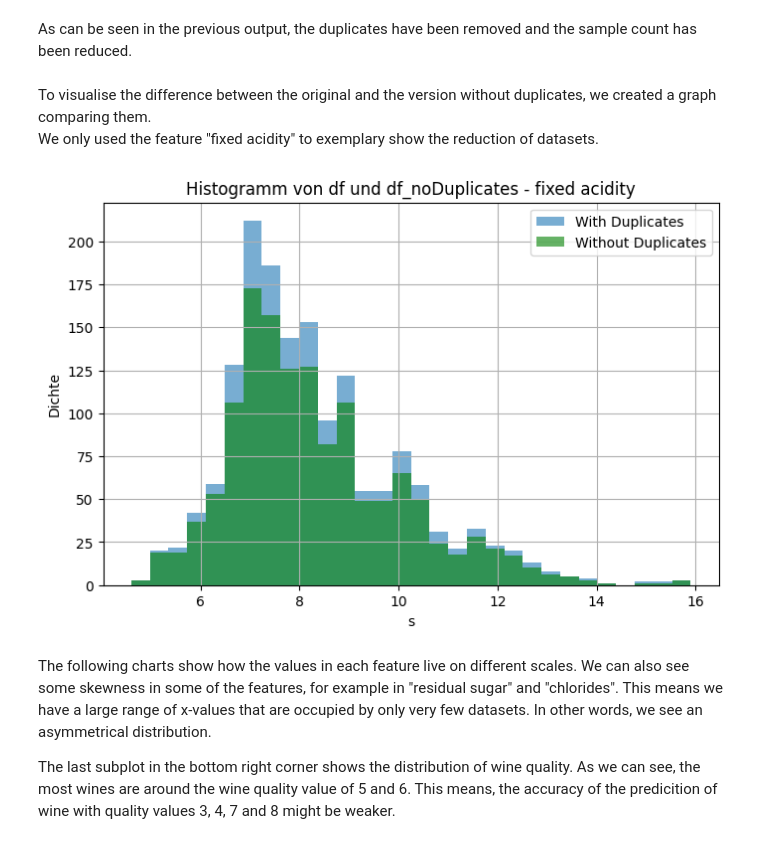
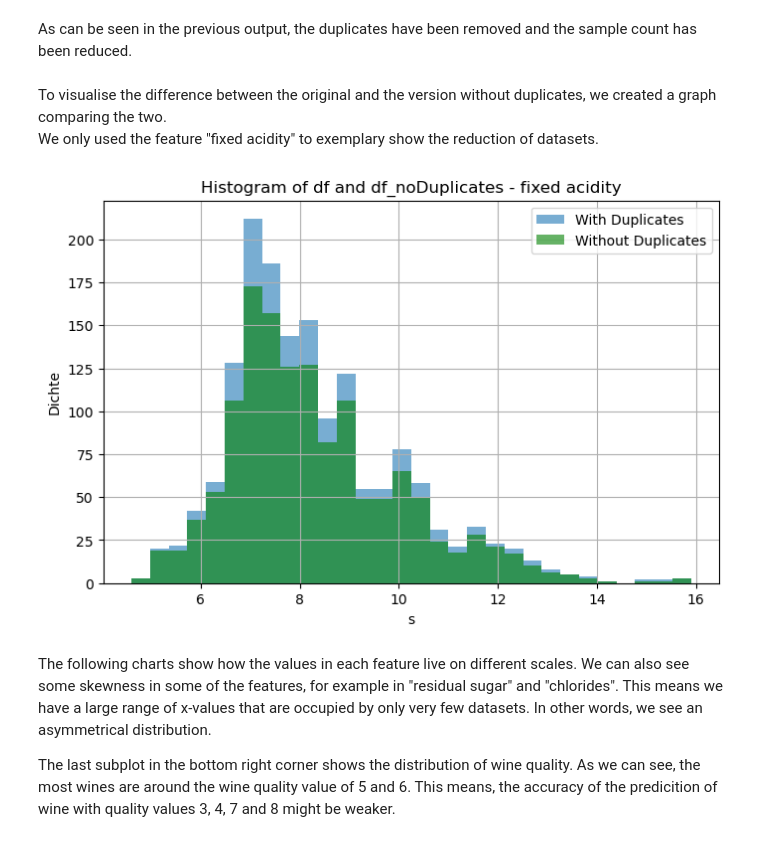
Before and after one commit to McRicecorn/NeuronaleNetze_WineQuality, a Jupyter notebook: Project1_Wine.ipynb, the cells around one changed output. Saved outputs shown, nothing was run; the diff lists cells and outputs as text; code cells hidden in the pictures.

```diff
--- a/Project1_Wine.ipynb
+++ b/Project1_Wine.ipynb
@@ -153,25 +156,25 @@ After  : (1359, 12)
 # %% [markdown]
 As can be seen in the previous output, the duplicates have been removed and the sample count has been reduced.
 # %% [markdown]
-To visualise the difference between the original and the version without duplicates, we created a graph comparing them.
+To visualise the difference between the original and the version without duplicates, we created a graph comparing the two.
 We only used the feature "fixed acidity" to exemplary show the reduction of datasets.
 # %%
 plt.figure(figsize=(8, 5))
 
 # Beide Histogramme im gleichen Plot darstellen
 plt.hist(df_original['fixed acidity'], bins=30, alpha=0.6, label ='With Duplicates')
 plt.hist(df_noDuplicates['fixed acidity'], bins=30, alpha=0.6, color='green', label ='Without Duplicates')
 
 # Achsenbeschriftung und Legende
 plt.xlabel('s')
 plt.ylabel('Dichte')
-plt.title('Histogramm von df und df_noDuplicates - fixed acidity')
+plt.title('Histogram of df and df_noDuplicates - fixed acidity')
 plt.legend()
 plt.grid(True)
 
 plt.show()
 # %% [output]
-[figure, old version]
+[figure, new version]
 # %% [markdown]
 The following charts show how the values in each feature live on different scales. We can also see some skewness in some of the features, for example in "residual sugar" and "chlorides". This means we have a large range of x-values that are occupied by only very few datasets. In other words, we see an asymmetrical distribution.
 
```
Also changed, not shown: parts of 24 cells of this notebook.
